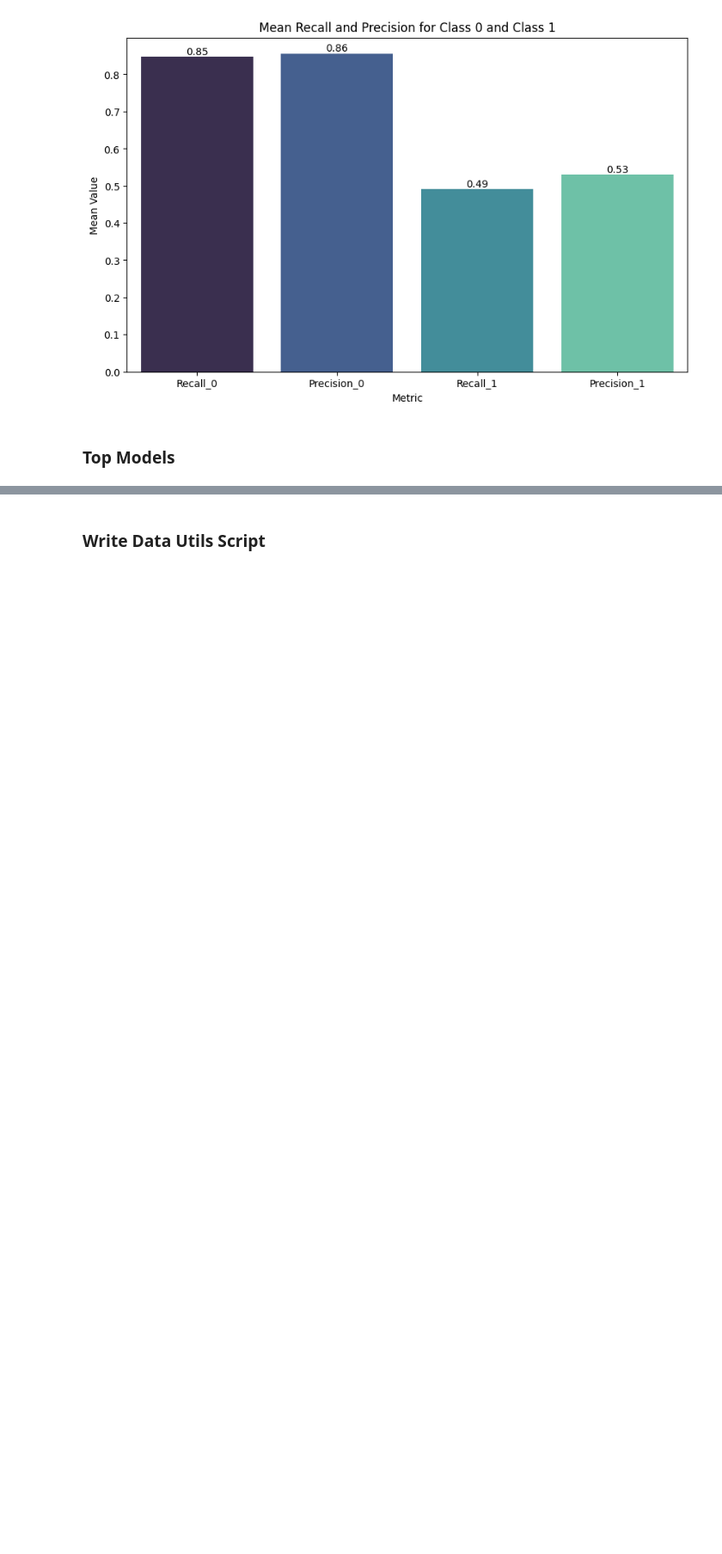
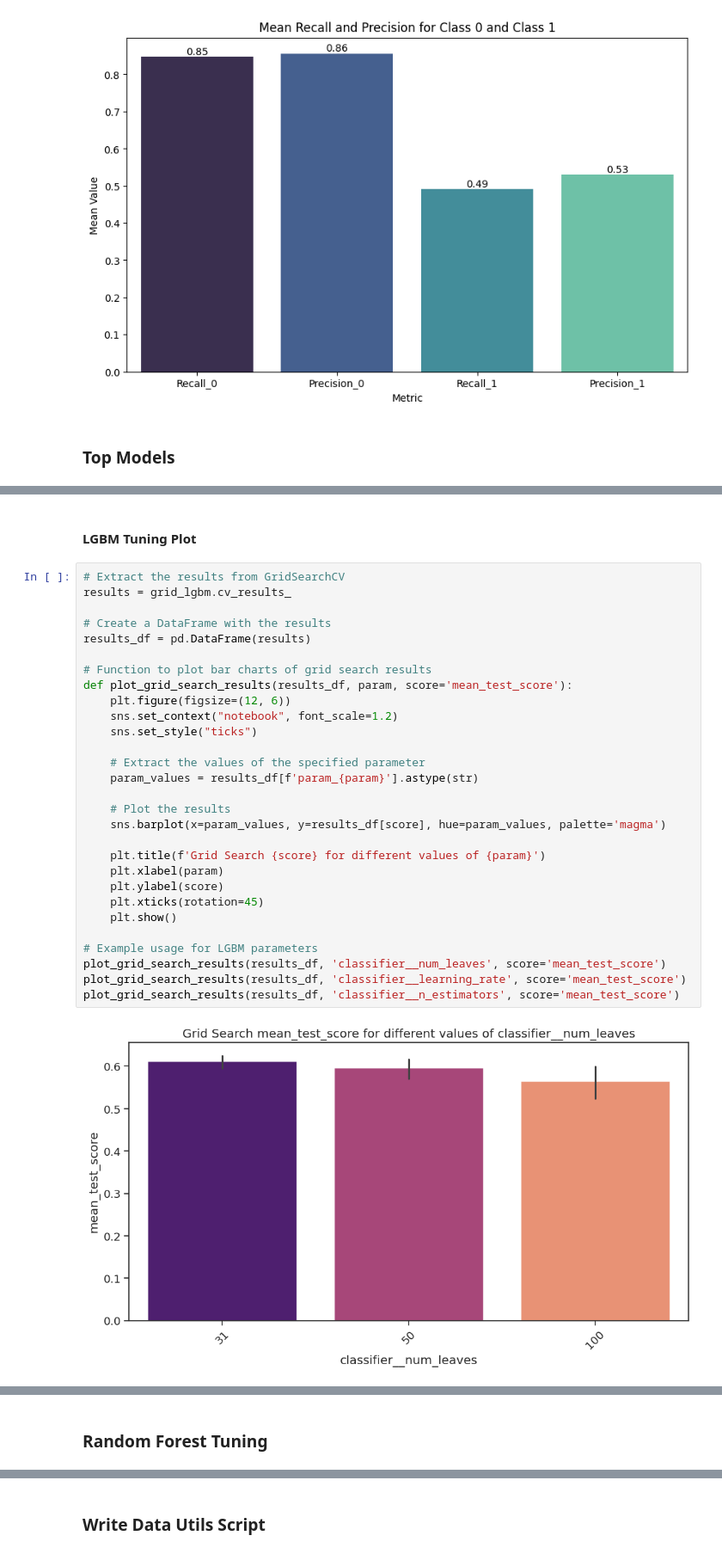
Before and after one commit to micah-shull/Machine_Learning_Pipelines, a Jupyter notebook: pipelines_16_ensemble_045_imbalanced_data.ipynb, the cells around one changed output, grey strips where cells are left out. Shown at 86% size. Saved outputs shown, nothing was run; the diff lists cells and outputs as text; blank space fills up the shorter version.

```diff
--- a/pipelines_16_ensemble_045_imbalanced_data.ipynb
+++ b/pipelines_16_ensemble_045_imbalanced_data.ipynb
@@ -155,0 +312,33 @@ top3_combined_df[['Model', 'Experiment', metric ]]
+# %% [markdown]
+#### LGBM Tuning Plot
+# %%
+# Extract the results from GridSearchCV
+results = grid_lgbm.cv_results_
+
+# Create a DataFrame with the results
+results_df = pd.DataFrame(results)
+
+# Function to plot bar charts of grid search results
+def plot_grid_search_results(results_df, param, score='mean_test_score'):
+    plt.figure(figsize=(12, 6))
+    sns.set_context("notebook", font_scale=1.2)
+    sns.set_style("ticks")
+
+    # Extract the values of the specified parameter
+    param_values = results_df[f'param_{param}'].astype(str)
+
+    # Plot the results
+    sns.barplot(x=param_values, y=results_df[score], hue=param_values, palette='magma')
+
+    plt.title(f'Grid Search {score} for different values of {param}')
+    plt.xlabel(param)
+    plt.ylabel(score)
+    plt.xticks(rotation=45)
+    plt.show()
+
+# Example usage for LGBM parameters
+plot_grid_search_results(results_df, 'classifier__num_leaves', score='mean_test_score')
+plot_grid_search_results(results_df, 'classifier__learning_rate', score='mean_test_score')
+plot_grid_search_results(results_df, 'classifier__n_estimators', score='mean_test_score')
+# %% [output]
+[figure, added]
@@ -155,0 +347,2 @@ top3_combined_df[['Model', 'Experiment', metric ]]
+# %% [markdown]
+### Random Forest Tuning
```
Also changed, not shown: parts of 17 cells of this notebook.
